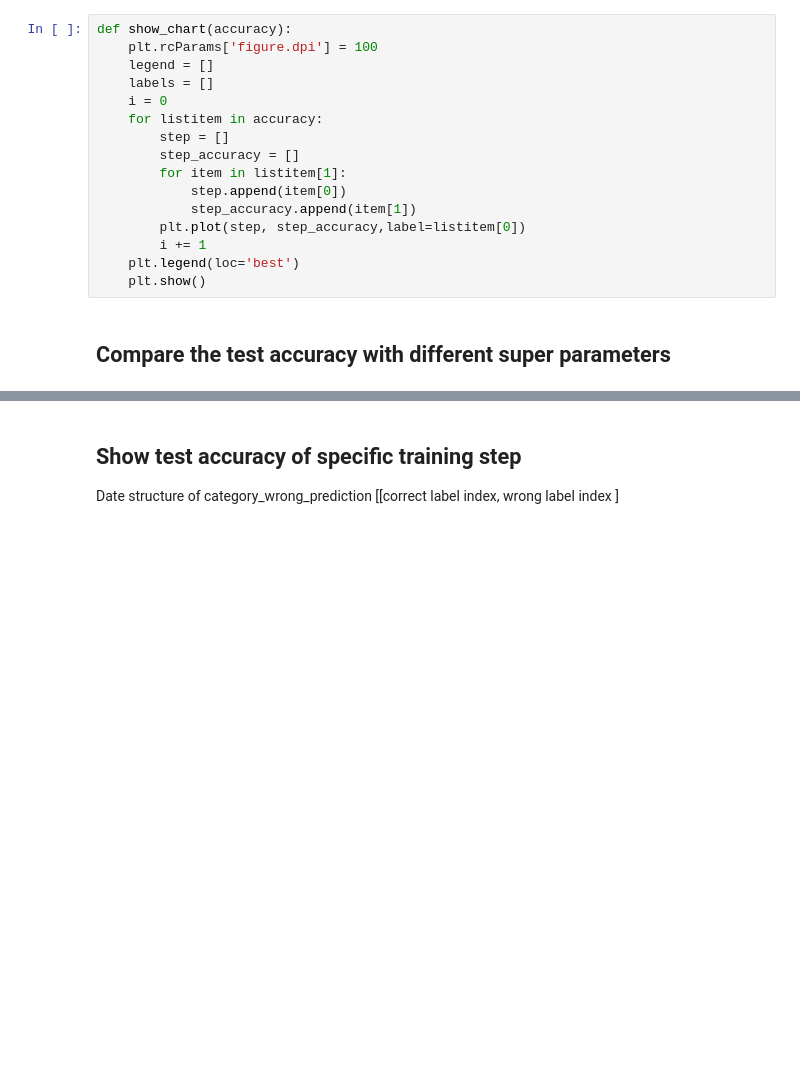
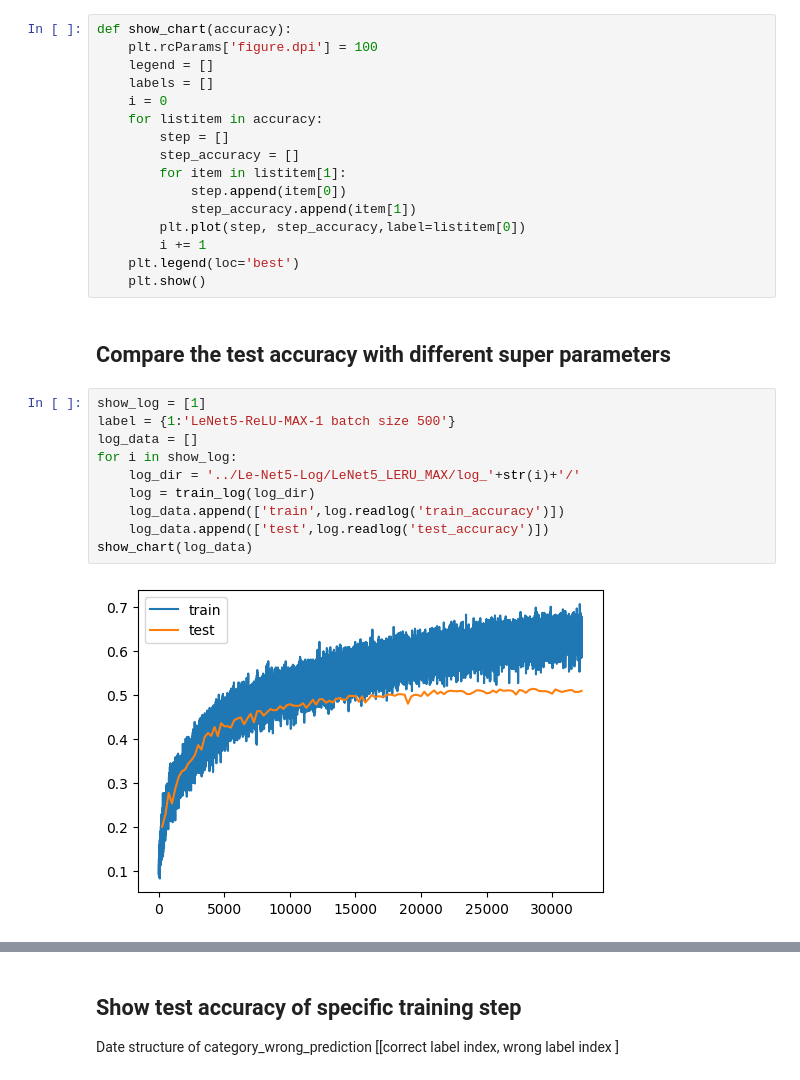
Before and after one commit to deechean/Le-Net5, a Jupyter notebook: train_analysis.ipynb, the cells around one changed output, grey strips where cells are left out. Drawn from its saved outputs; the diff is of its cells as text; blank space fills up the shorter version.

```diff
--- a/train_analysis.ipynb
+++ b/train_analysis.ipynb
@@ -43,4 +42,16 @@ def show_chart(accuracy):
     plt.show()
 # %% [markdown]
 ## Compare the test accuracy with different super parameters
+# %%
+show_log = [1]
+label = {1:'LeNet5-ReLU-MAX-1 batch size 500'}
+log_data = []
+for i in show_log:
+    log_dir = '../Le-Net5-Log/LeNet5_LERU_MAX/log_'+str(i)+'/'
+    log = train_log(log_dir)
+    log_data.append(['train',log.readlog('train_accuracy')])
+    log_data.append(['test',log.readlog('test_accuracy')])
+show_chart(log_data)
+# %% [output]
+[figure, added]
 # %%
```
Also changed, not shown: parts of 7 cells of this notebook, 5 other files.
